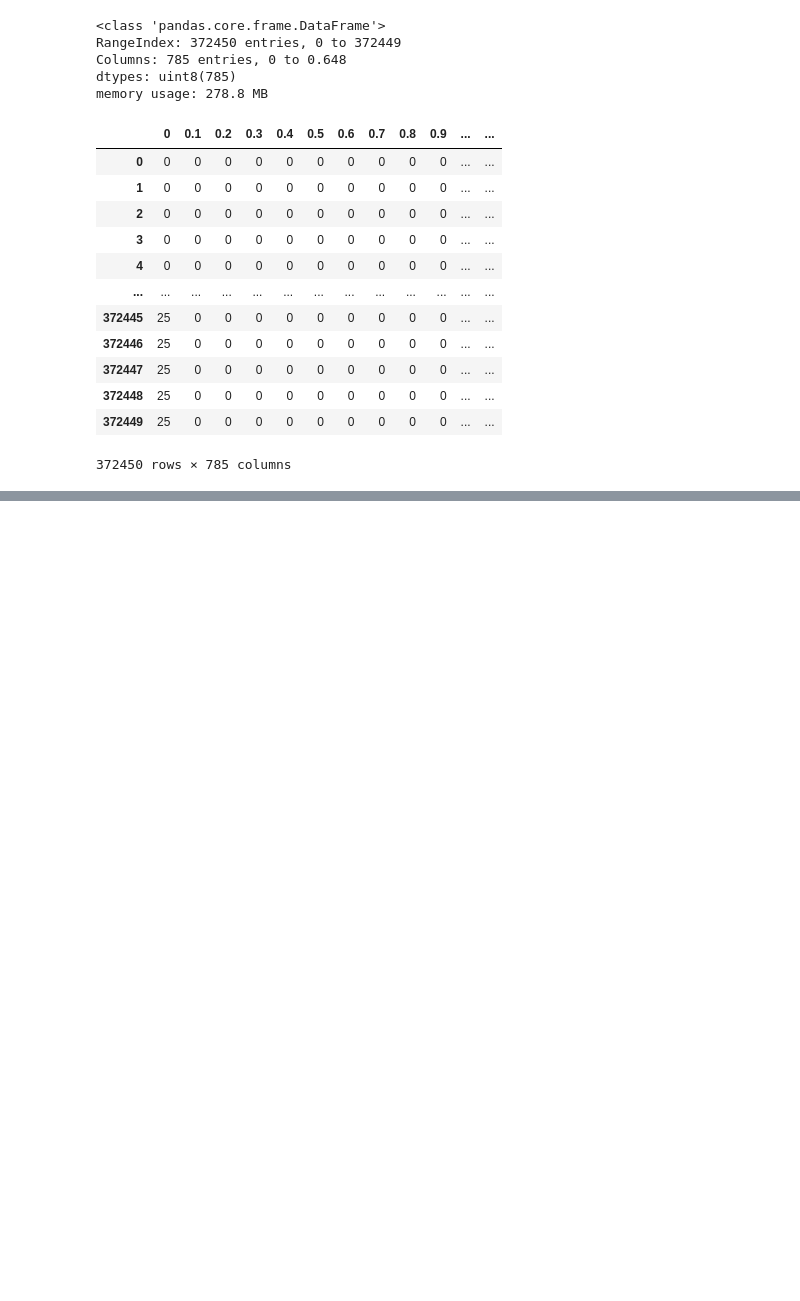
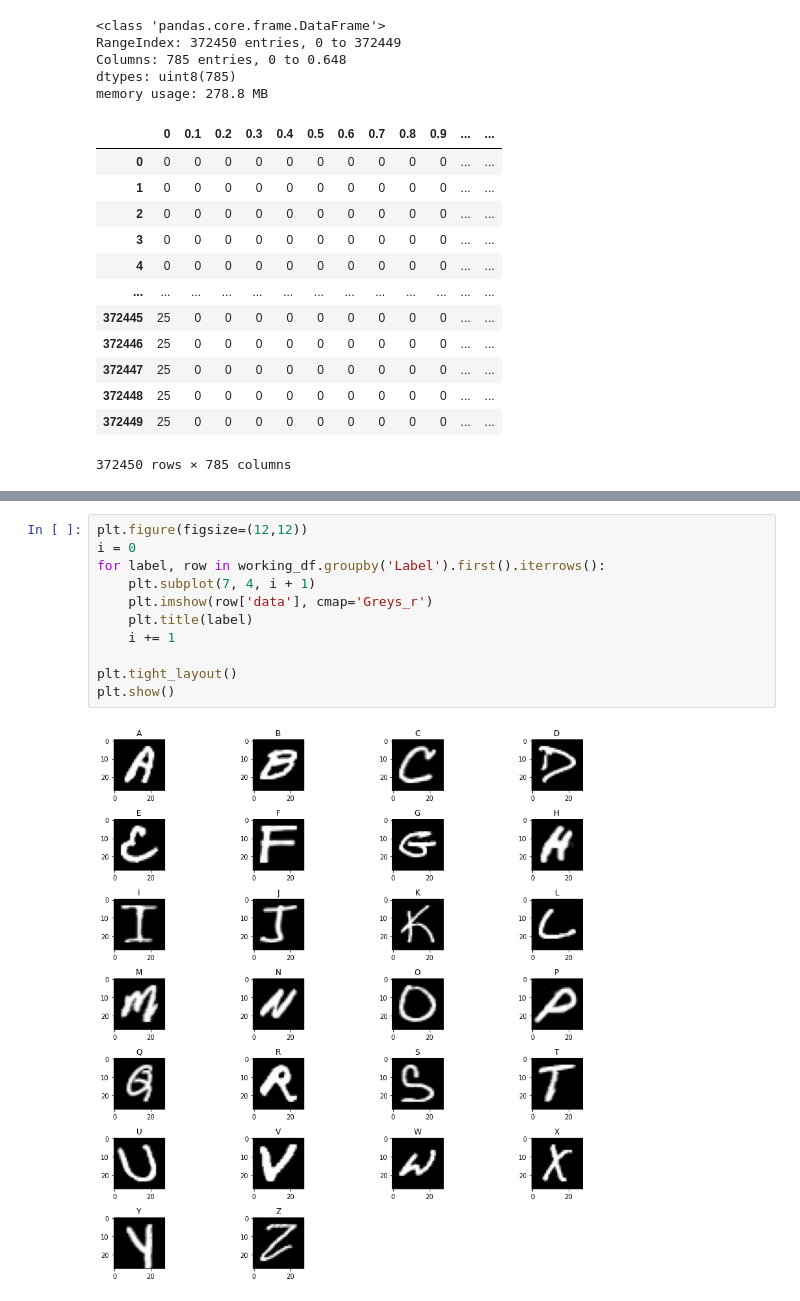
Before and after one commit to morteza-nouri/AI-TensorFlow, a Jupyter notebook: AI_CA5_P2.ipynb, the cells around one changed output, grey strips where cells are left out. Drawn from its saved outputs; the diff is of its cells as text; blank space fills up the shorter version.

```diff
--- a/AI_CA5_P2.ipynb
+++ b/AI_CA5_P2.ipynb
@@ -49,0 +88,13 @@ memory usage: 278.8 MB
+# %%
+plt.figure(figsize=(12,12))
+i = 0
+for label, row in working_df.groupby('Label').first().iterrows():
+    plt.subplot(7, 4, i + 1)
+    plt.imshow(row['data'], cmap='Greys_r')
+    plt.title(label)
+    i += 1
+
+plt.tight_layout()
+plt.show()
+# %% [output]
+[figure, added]
```
Also changed, not shown: parts of 4 cells of this notebook.
